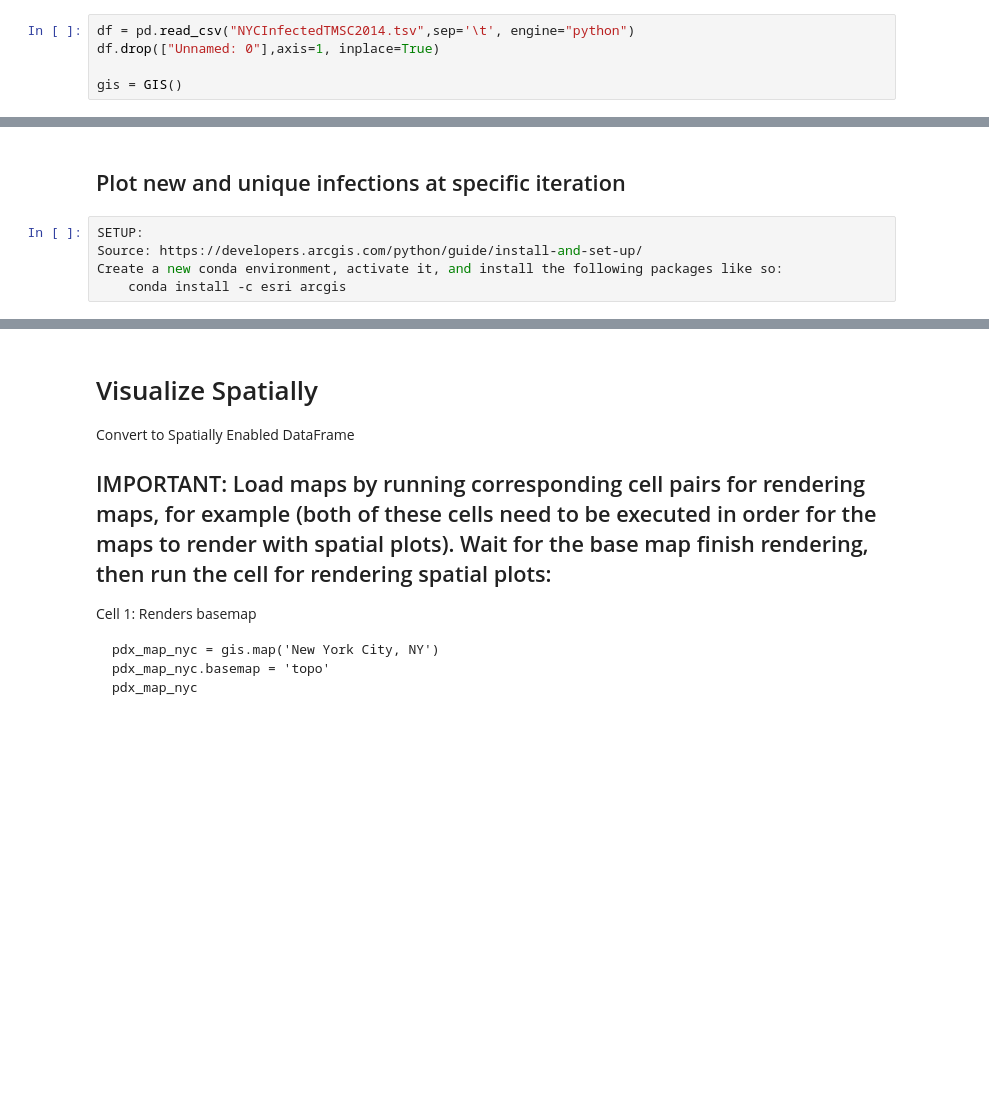
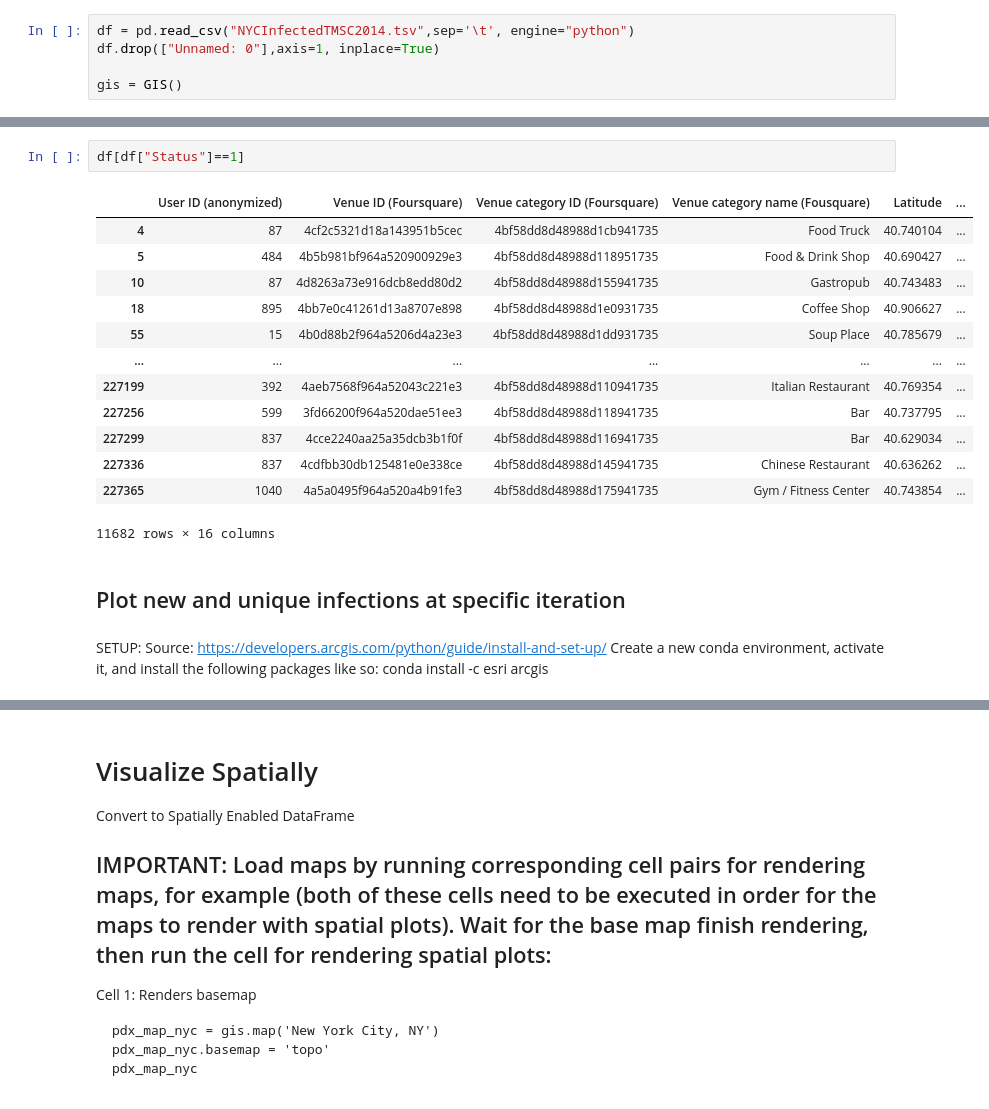
Before and after one commit to mayureshucsb2019/COVIDSimulation, a Jupyter notebook: Simulation.ipynb, the cells around one changed output, grey strips where cells are left out. Saved outputs shown, nothing was run; the diff lists cells and outputs as text; blank space fills up the shorter version.

```diff
--- a/Simulation.ipynb
+++ b/Simulation.ipynb
@@ -344,10 +483,26 @@ df.columns
+# %%
+df[df["Status"]==1]
+# %% [output]
+|  | User ID (anonymized) | Venue ID (Foursquare) | Venue category ID (Foursquare) | Venue category name (Fousquare) | Latitude | ... |
+| 4 | 87 | 4cf2c5321d18a143951b5cec | 4bf58dd8d48988d1cb941735 | Food Truck | 40.740104 | ... |
+| 5 | 484 | 4b5b981bf964a520900929e3 | 4bf58dd8d48988d118951735 | Food & Drink Shop | 40.690427 | ... |
+| 10 | 87 | 4d8263a73e916dcb8edd80d2 | 4bf58dd8d48988d155941735 | Gastropub | 40.743483 | ... |
+| 18 | 895 | 4bb7e0c41261d13a8707e898 | 4bf58dd8d48988d1e0931735 | Coffee Shop | 40.906627 | ... |
+| 55 | 15 | 4b0d88b2f964a5206d4a23e3 | 4bf58dd8d48988d1dd931735 | Soup Place | 40.785679 | ... |
+| ... | ... | ... | ... | ... | ... | ... |
+| 227199 | 392 | 4aeb7568f964a52043c221e3 | 4bf58dd8d48988d110941735 | Italian Restaurant | 40.769354 | ... |
+| 227256 | 599 | 3fd66200f964a520dae51ee3 | 4bf58dd8d48988d118941735 | Bar | 40.737795 | ... |
+| 227299 | 837 | 4cce2240aa25a35dcb3b1f0f | 4bf58dd8d48988d116941735 | Bar | 40.629034 | ... |
+| 227336 | 837 | 4cdfbb30db125481e0e338ce | 4bf58dd8d48988d145941735 | Chinese Restaurant | 40.636262 | ... |
+| 227365 | 1040 | 4a5a0495f964a520a4b91fe3 | 4bf58dd8d48988d175941735 | Gym / Fitness Center | 40.743854 | ... |
+11682 rows × 16 columns
 # %% [markdown]
 ## Plot new and unique infections at specific iteration
-# %%
-SETUP:
-Source: https://developers.arcgis.com/python/guide/install-and-set-up/
-Create a new conda environment, activate it, and install the following packages like so:
-    conda install -c esri arcgis
+# %% [markdown]
+SETUP:
+Source: https://developers.arcgis.com/python/guide/install-and-set-up/
+Create a new conda environment, activate it, and install the following packages like so:
+    conda install -c esri arcgis
 # %%
 # [102, 611, 167, 58, 16, 5, 4, 1, 1, 0] 965
 iteration = 1
```
Also changed, not shown: parts of 54 cells of this notebook, 1 other file.
